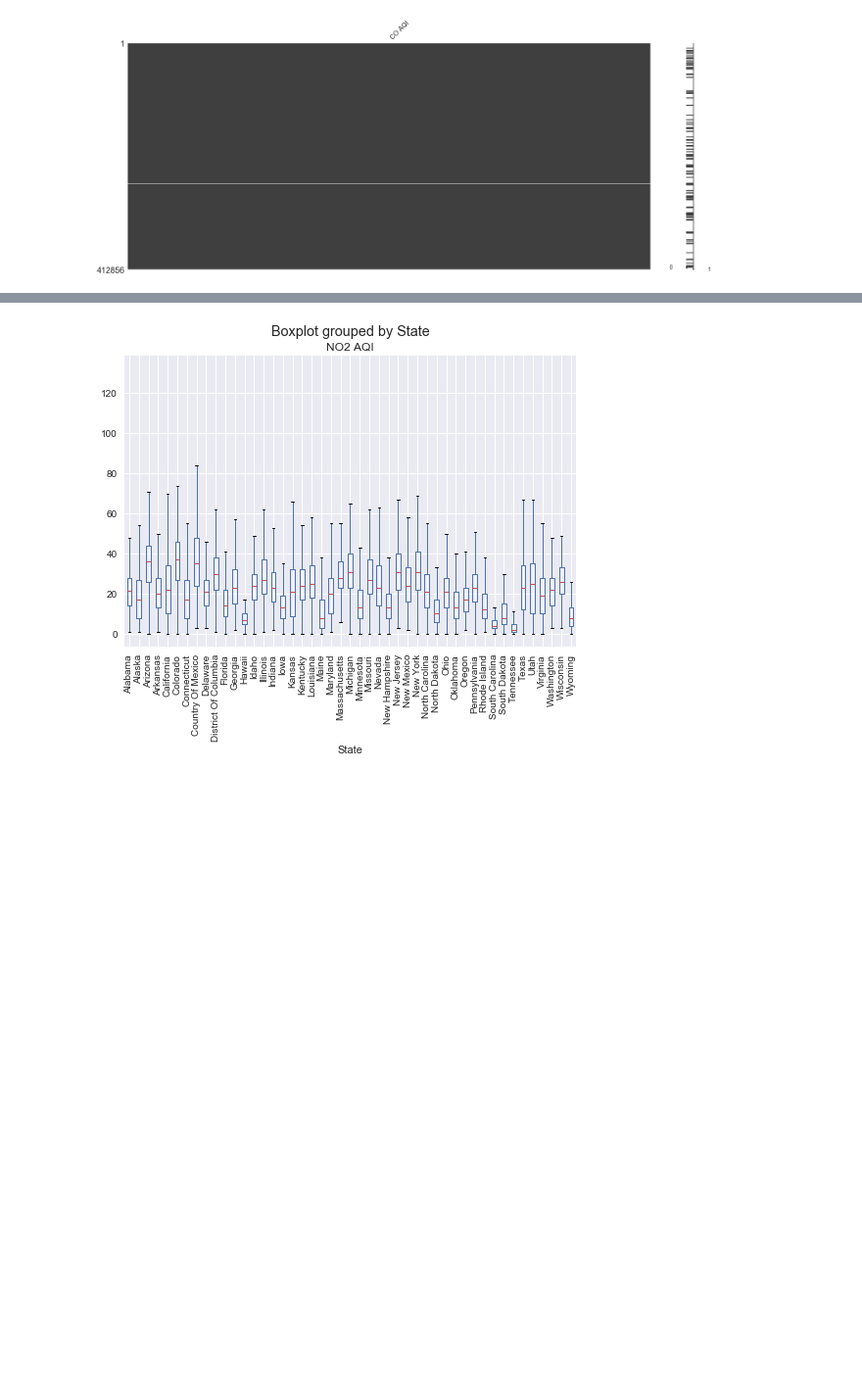
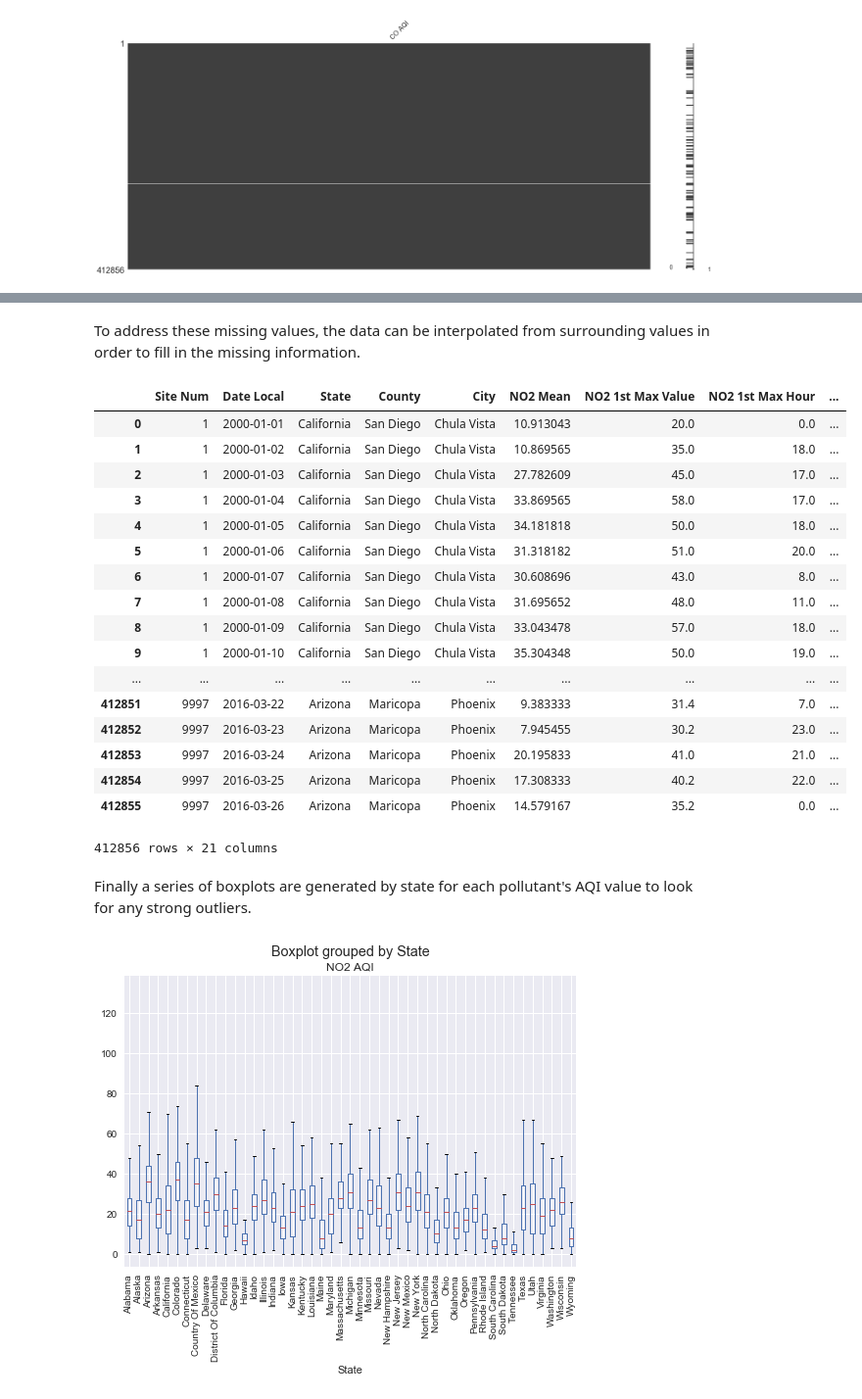
Before and after one commit to bouncebarkrun/Springboard-Data-Science-Career-Track, a Jupyter notebook: 1st Capstone Project/Capstone 1 Data Wrangling.ipynb, the cells around one changed output, grey strips where cells are left out. Shown: that part at 98% size. Drawn from its saved outputs; the diff is of its cells as text; code cells hidden in the pictures; blank space fills up the shorter version.

Commit message:
Add files via upload
Finalized data wrangling report

```diff
--- a/1st Capstone Project/Capstone 1 Data Wrangling.ipynb
+++ b/1st Capstone Project/Capstone 1 Data Wrangling.ipynb
@@ -143 +193,26 @@ mn.matrix(pollution[['CO AQI']])
+# %% [markdown]
+To address these missing values, the data can be interpolated from surrounding values in order to fill in the missing information.
+# %%
+pollution.interpolate()
+# %% [output]
+|  | Site Num | Date Local | State | County | City | NO2 Mean | NO2 1st Max Value | NO2 1st Max Hour | ... |
+| 0 | 1 | 2000-01-01 | California | San Diego | Chula Vista | 10.913043 | 20.0 | 0.0 | ... |
+| 1 | 1 | 2000-01-02 | California | San Diego | Chula Vista | 10.869565 | 35.0 | 18.0 | ... |
+| 2 | 1 | 2000-01-03 | California | San Diego | Chula Vista | 27.782609 | 45.0 | 17.0 | ... |
+| 3 | 1 | 2000-01-04 | California | San Diego | Chula Vista | 33.869565 | 58.0 | 17.0 | ... |
+| 4 | 1 | 2000-01-05 | California | San Diego | Chula Vista | 34.181818 | 50.0 | 18.0 | ... |
+| 5 | 1 | 2000-01-06 | California | San Diego | Chula Vista | 31.318182 | 51.0 | 20.0 | ... |
+| 6 | 1 | 2000-01-07 | California | San Diego | Chula Vista | 30.608696 | 43.0 | 8.0 | ... |
+| 7 | 1 | 2000-01-08 | California | San Diego | Chula Vista | 31.695652 | 48.0 | 11.0 | ... |
+| 8 | 1 | 2000-01-09 | California | San Diego | Chula Vista | 33.043478 | 57.0 | 18.0 | ... |
+| 9 | 1 | 2000-01-10 | California | San Diego | Chula Vista | 35.304348 | 50.0 | 19.0 | ... |
+| ... | ... | ... | ... | ... | ... | ... | ... | ... | ... |
+| 412851 | 9997 | 2016-03-22 | Arizona | Maricopa | Phoenix | 9.383333 | 31.4 | 7.0 | ... |
+| 412852 | 9997 | 2016-03-23 | Arizona | Maricopa | Phoenix | 7.945455 | 30.2 | 23.0 | ... |
+| 412853 | 9997 | 2016-03-24 | Arizona | Maricopa | Phoenix | 20.195833 | 41.0 | 21.0 | ... |
+| 412854 | 9997 | 2016-03-25 | Arizona | Maricopa | Phoenix | 17.308333 | 40.2 | 22.0 | ... |
+| 412855 | 9997 | 2016-03-26 | Arizona | Maricopa | Phoenix | 14.579167 | 35.2 | 0.0 | ... |
+412856 rows × 21 columns
+# %% [markdown]
+Finally a series of boxplots are generated by state for each pollutant's AQI value to look for any strong outliers.
 # %%
```
Also changed, not shown: parts of 42 cells of this notebook.
